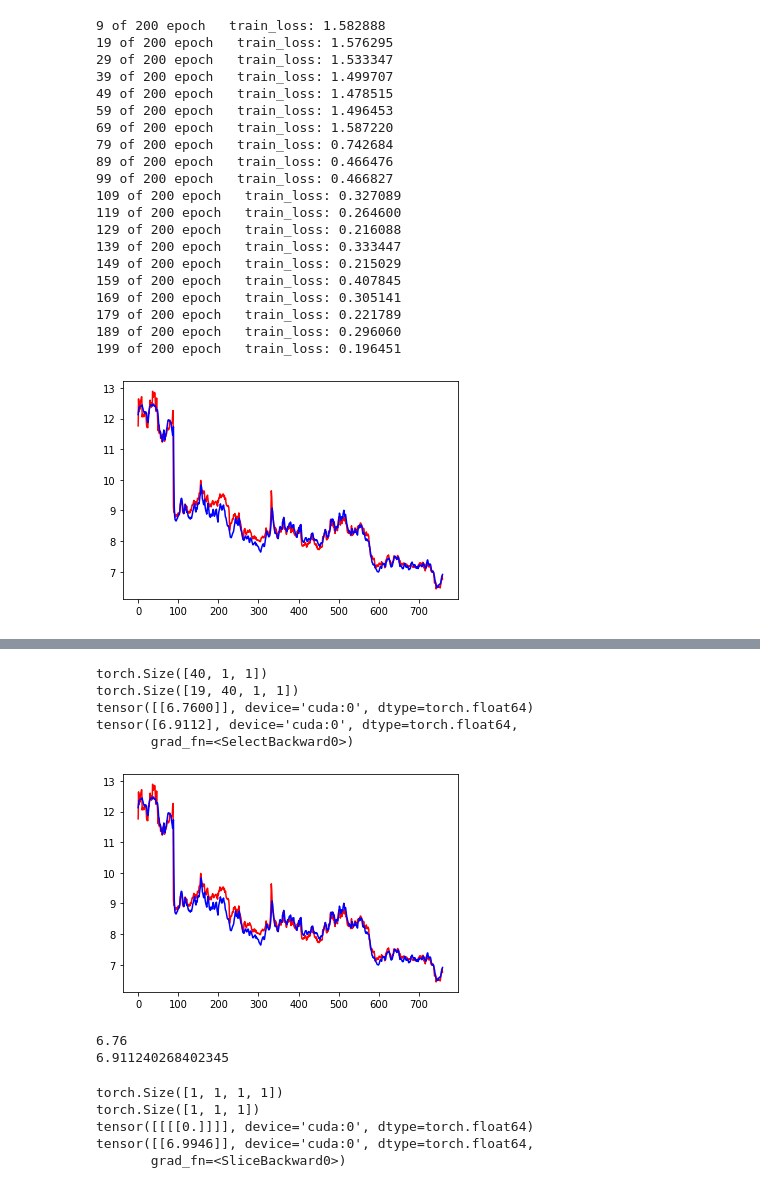
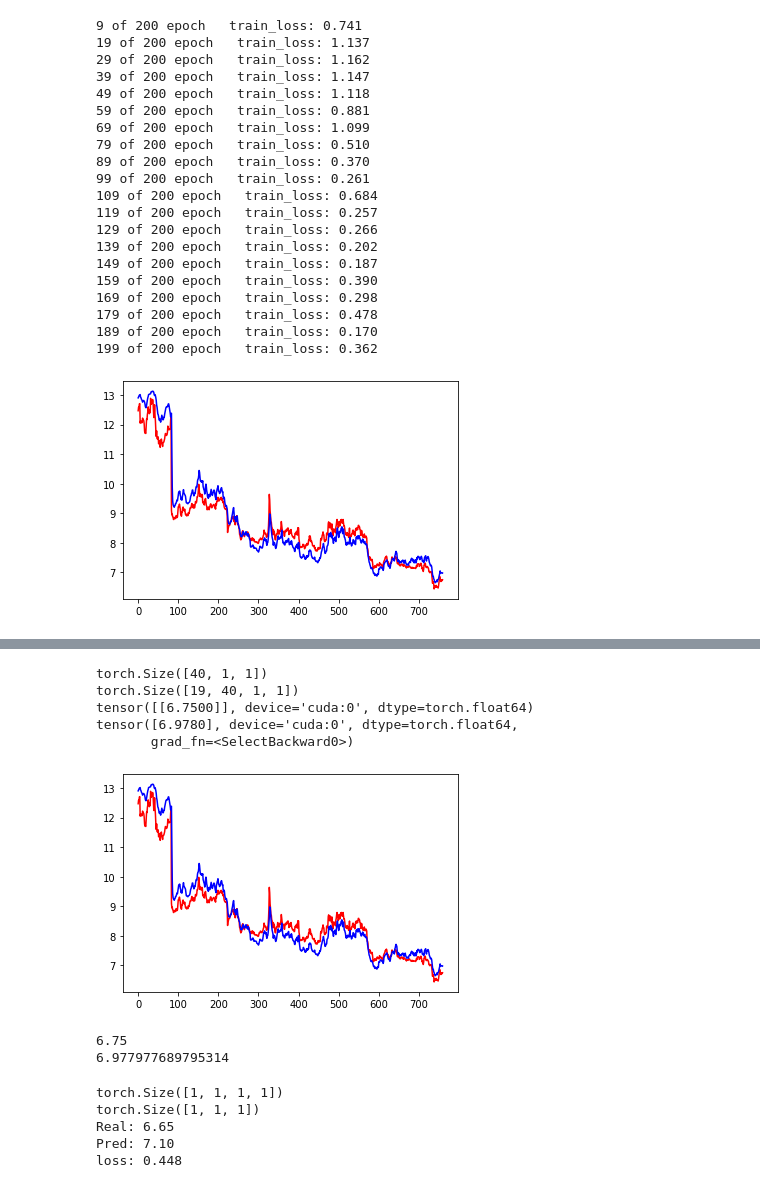
Before and after one commit to matrixleon18/SHUFE, a Jupyter notebook: jupyterlab/Model_CNN2_LSTM_MH_CNN3.ipynb, the cells around one changed output, grey strips where cells are left out. Saved outputs shown, nothing was run; the diff lists cells and outputs as text; code cells hidden in the pictures.

```diff
--- a/jupyterlab/Model_CNN2_LSTM_MH_CNN3.ipynb
+++ b/jupyterlab/Model_CNN2_LSTM_MH_CNN3.ipynb
@@ -616,55 +620,62 @@ loss_func = RMSELoss
 optimizer = torch.optim.Adam(model.parameters(), lr=LR, weight_decay=1e-6)
 scheduler = torch.optim.lr_scheduler.ExponentialLR(optimizer, gamma=1, last_epoch=-1)
 model.train()
+epoches = 200
+
+train_epoch_loss_list = []
 
 h0 = torch.zeros(NUM_LAYERS, TRAIN_BATCH_SIZE, HIDDEN_SIZE).double().to(device)
 c0 = torch.zeros(NUM_LAYERS, TRAIN_BATCH_SIZE, HIDDEN_SIZE).double().to(device)
 
 
 for epoch in range(epoches):
     batch_loss = []
     train_epoch_loss = 0
     train_pred_value_list = []
     train_real_value_list = []
     train_batch_list = list(range(0,train_batch_count))
     # random.shuffle(train_batch_list)
     for step in range(0, train_x.shape[0]):
         train_pred, hn, cn = model(train_x[step], h0, c0)
         # h0, c0 = hn.detach(), cn.detach()
         loss = loss_func(train_pred[:,-1,-1], train_y[step][:,-1,-1])                # Compare the all sequences' last element in one batch
         train_pred_value_list.extend(list(train_pred[:,-1,-1].cpu().detach().flatten().numpy() ))
         train_real_value_list.extend(list(train_y[step,:,-1,-1].cpu().detach().flatten().numpy() ))
         optimizer.zero_grad()
         loss.backward()
         torch.nn.utils.clip_grad_norm_(model.parameters(), max_norm=20, norm_type=2)
         optimizer.step()
         batch_loss.append(loss.cpu().data.numpy())
     if ((epoch+1) %10) == 0:
-        print("{} of {} epoch   train_loss: {:.6f}".format(epoch, epoches, np.mean(batch_loss)))
-    train_epoch_loss = np.mean(batch_loss)
+        print("{} of {} epoch   train_loss: {:.3f}".format(epoch, epoches, np.mean(batch_loss)))
+    train_epoch_loss_list.append(np.mean(batch_loss))
+    if np.mean(batch_loss)<0.05:
+        print("{} of {} epoch got the smallest epoch train loss: {:.3f}".format(epoch, epoches, np.mean(batch_loss)))
+        break
 
 plt.plot(train_real_value_list, 'r-')
 plt.plot(train_pred_value_list, 'b-')
 plt.show()
+print("min train loss: {:.3f}".format(min(train_epoch_loss_list)))
 # %% [output]
-9 of 200 epoch   train_loss: 1.582888
-19 of 200 epoch   train_loss: 1.576295
-29 of 200 epoch   train_loss: 1.533347
-39 of 200 epoch   train_loss: 1.499707
-49 of 200 epoch   train_loss: 1.478515
-59 of 200 epoch   train_loss: 1.496453
-69 of 200 epoch   train_loss: 1.587220
-79 of 200 epoch   train_loss: 0.742684
-89 of 200 epoch   train_loss: 0.466476
-99 of 200 epoch   train_loss: 0.466827
-109 of 200 epoch   train_loss: 0.327089
-119 of 200 epoch   train_loss: 0.264600
-129 of 200 epoch   train_loss: 0.216088
-139 of 200 epoch   train_loss: 0.333447
-149 of 200 epoch   train_loss: 0.215029
-159 of 200 epoch   train_loss: 0.407845
-169 of 200 epoch   train_loss: 0.305141
-179 of 200 epoch   train_loss: 0.221789
-189 of 200 epoch   train_loss: 0.296060
-199 of 200 epoch   train_loss: 0.196451
+9 of 200 epoch   train_loss: 0.741
+19 of 200 epoch   train_loss: 1.137
+29 of 200 epoch   train_loss: 1.162
+39 of 200 epoch   train_loss: 1.147
+49 of 200 epoch   train_loss: 1.118
+59 of 200 epoch   train_loss: 0.881
+69 of 200 epoch   train_loss: 1.099
+79 of 200 epoch   train_loss: 0.510
+89 of 200 epoch   train_loss: 0.370
+99 of 200 epoch   train_loss: 0.261
+109 of 200 epoch   train_loss: 0.684
+119 of 200 epoch   train_loss: 0.257
+129 of 200 epoch   train_loss: 0.266
+139 of 200 epoch   train_loss: 0.202
+149 of 200 epoch   train_loss: 0.187
+159 of 200 epoch   train_loss: 0.390
+169 of 200 epoch   train_loss: 0.298
+179 of 200 epoch   train_loss: 0.478
+189 of 200 epoch   train_loss: 0.170
+199 of 200 epoch   train_loss: 0.362
-[figure, old version]
+[figure, new version]
@@ -677,23 +689,23 @@ print(train_pred[-1,-1])
 # %% [output]
 torch.Size([40, 1, 1])
 torch.Size([19, 40, 1, 1])
-tensor([[6.7600]], device='cuda:0', dtype=torch.float64)
-tensor([6.9112], device='cuda:0', dtype=torch.float64,
+tensor([[6.7500]], device='cuda:0', dtype=torch.float64)
+tensor([6.9780], device='cuda:0', dtype=torch.float64,
        grad_fn=<SelectBackward0>)
 # %%
 plt.plot(train_real_value_list, 'r-')
 plt.plot(train_pred_value_list, 'b-')
 plt.show()
 # %% [output]
-[figure, old version]
+[figure, new version]
 # %%
 # print(train_x.shape)
 # print(test_x.shape)
 print(train_real_value_list[-1])
 print(train_pred_value_list[-1])
 # %% [output]
-6.76
-6.911240268402345
+6.75
+6.977977689795314
 # %%
 model.eval()
 
@@ -704,11 +716,14 @@ pred, hn, cn = model(test_x[-1], h0, c0)
 
 print(test_y.shape)
 print(pred.shape)
-print(test_y)
-print(pred[:,-1,:])
+print("Real: {:.2f}".format(test_y.item()))
+print("Pred: {:.2f}".format(pred[:,-1,:].item()))
+
+loss = loss_func(pred[:,-1,-1], test_y[-1][:,-1,-1])
+print("loss: {:.3f}".format(loss.item()))
 # %% [output]
 torch.Size([1, 1, 1, 1])
 torch.Size([1, 1, 1])
-tensor([[[[0.]]]], device='cuda:0', dtype=torch.float64)
-tensor([[6.9946]], device='cuda:0', dtype=torch.float64,
-       grad_fn=<SliceBackward0>)
+Real: 6.65
+Pred: 7.10
+loss: 0.448
```
Also changed, not shown: parts of 8 cells of this notebook, 4 other files.
